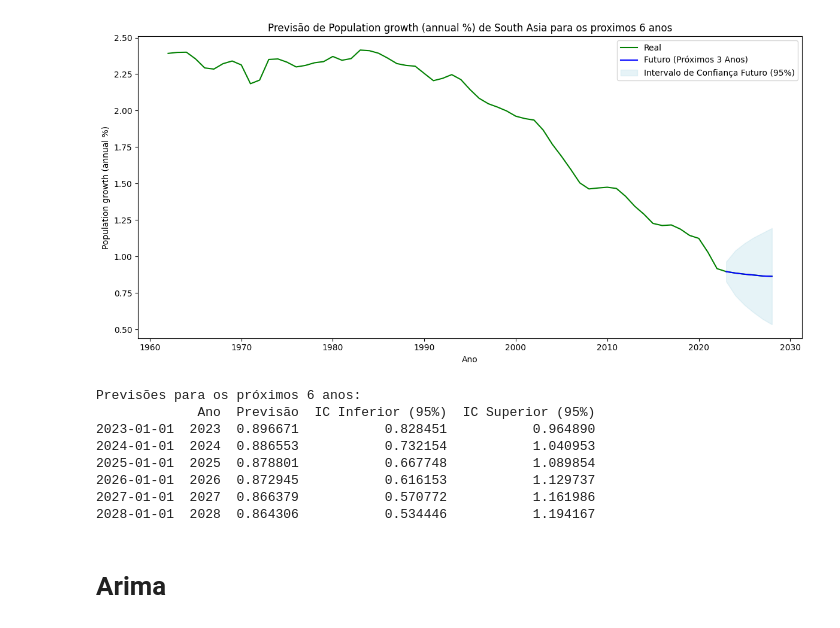
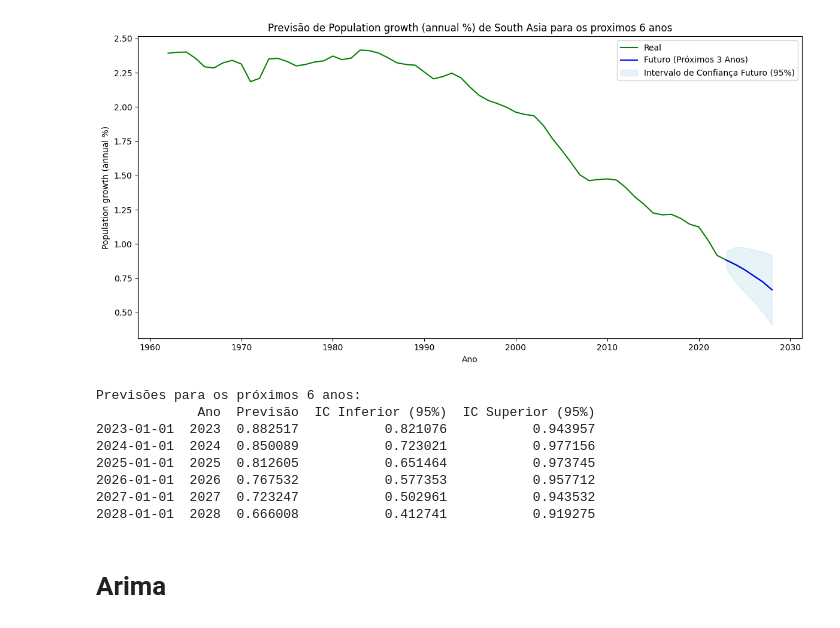
Before and after one commit to joaofariastn/Projecao-populacional, a Jupyter notebook: SouthAsia.ipynb, the cells around one changed output. Cells and saved outputs as stored; diff of their text form; code cells hidden in the pictures.

```diff
--- a/SouthAsia.ipynb
+++ b/SouthAsia.ipynb
@@ -354,7 +127,7 @@ test_data = df.iloc[train_size:]
 
 model = SARIMAX(
     train_data['Population growth (annual %) [SP.POP.GROW]'],
-    order=best_order,
+    order= best_order_sarimax,
     seasonal_order=best_seasonal_order
 )
 model_fit = model.fit()
@@ -385,42 +158,42 @@ predictions_future_reset.columns = ['Time', 'Population Growth']
 # Concatenate the dataframes
 combined_df = pd.concat([train_data_reset, predictions_future_reset], ignore_index=True)
 
 # Set 'Time' as the index again
 combined_df = combined_df.set_index('Time')
 
 # Print or use the combined dataframe as needed
 combined_df
 # Plotar as previsões contra os valores reais e futuros
 plt.figure(figsize=(12, 6))
 plt.plot(combined_df.index, combined_df, label='Real', color='green')
 plt.plot(future_dates, predictions_future, label='Futuro (Próximos 3 Anos)', color='blue')
 plt.fill_between(future_dates, conf_int_future.iloc[:, 0], conf_int_future.iloc[:, 1], color='lightblue', alpha=0.3, label='Intervalo de Confiança Futuro (95%)')
 plt.legend()
 plt.title('Previsão de Population growth (annual %) de South Asia para os proximos 6 anos')
 plt.xlabel('Ano')
 plt.ylabel('Population growth (annual %)')
 plt.tight_layout()
 plt.show()
 
 # Exibir as previsões futuras com intervalo de confiança
 forecast_table = pd.DataFrame({
     'Ano': future_dates.year,
     'Previsão': predictions_future,
     'IC Inferior (95%)': conf_int_future.iloc[:, 0],
     'IC Superior (95%)': conf_int_future.iloc[:, 1]
 })
 print("Previsões para os próximos 6 anos:")
 print(forecast_table)
 # %% [output]
-[figure, old version]
+[figure, new version]
 Previsões para os próximos 6 anos:
              Ano  Previsão  IC Inferior (95%)  IC Superior (95%)
-2023-01-01  2023  0.896671           0.828451           0.964890
-2024-01-01  2024  0.886553           0.732154           1.040953
-2025-01-01  2025  0.878801           0.667748           1.089854
-2026-01-01  2026  0.872945           0.616153           1.129737
-2027-01-01  2027  0.866379           0.570772           1.161986
-2028-01-01  2028  0.864306           0.534446           1.194167
+2023-01-01  2023  0.882517           0.821076           0.943957
+2024-01-01  2024  0.850089           0.723021           0.977156
+2025-01-01  2025  0.812605           0.651464           0.973745
+2026-01-01  2026  0.767532           0.577353           0.957712
+2027-01-01  2027  0.723247           0.502961           0.943532
+2028-01-01  2028  0.666008           0.412741           0.919275
 # %% [markdown]
 # Arima
 # %%
```
Also changed, not shown: parts of 7 cells of this notebook.
